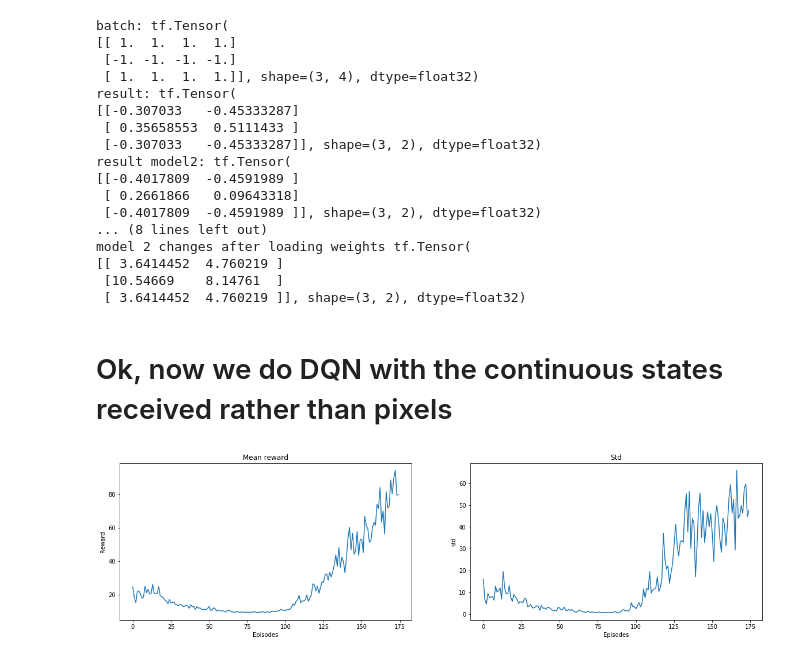
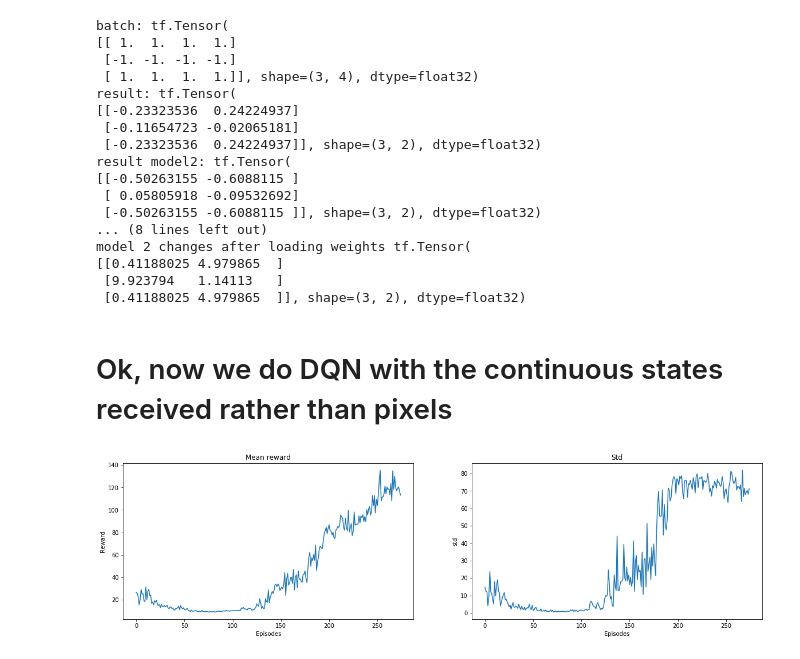
Before and after one commit to whathelll/Reinforcement-Learning, a Jupyter notebook: DQN/4-CartpoleDuelingDQN-TF-.ipynb, the cells around one changed output. Saved outputs shown, nothing was run; the diff lists cells and outputs as text; code cells hidden in the pictures.

```diff
--- a/DQN/4-CartpoleDuelingDQN-TF-.ipynb
+++ b/DQN/4-CartpoleDuelingDQN-TF-.ipynb
@@ -36,8 +36,7 @@ class LinearModel(tf.keras.Model):
         a = self.dense2(result)
         v = self.densev(result)
 
-        N = tf.constant(a.shape[1], dtype=tf.float32)
-        q = v + 1/N * a
+        q = v + (a - tf.reduce_mean(a, axis=1, keep_dims=True))
         return q
 
     def loss(self, inputs, actions, targets):
@@ -103,18 +102,18 @@ batch: tf.Tensor(
  [-1. -1. -1. -1.]
  [ 1.  1.  1.  1.]], shape=(3, 4), dtype=float32)
 result: tf.Tensor(
-[[-0.307033   -0.45333287]
- [ 0.35658553  0.5111433 ]
- [-0.307033   -0.45333287]], shape=(3, 2), dtype=float32)
+[[-0.23323536  0.24224937]
+ [-0.11654723 -0.02065181]
+ [-0.23323536  0.24224937]], shape=(3, 2), dtype=float32)
 result model2: tf.Tensor(
-[[-0.4017809  -0.4591989 ]
- [ 0.2661866   0.09643318]
- [-0.4017809  -0.4591989 ]], shape=(3, 2), dtype=float32)
+[[-0.50263155 -0.6088115 ]
+ [ 0.05805918 -0.09532692]
+ [-0.50263155 -0.6088115 ]], shape=(3, 2), dtype=float32)
 ... (8 lines left out)
 model 2 changes after loading weights tf.Tensor(
-[[ 3.6414452  4.760219 ]
- [10.54669    8.14761  ]
- [ 3.6414452  4.760219 ]], shape=(3, 2), dtype=float32)
+[[0.41188025 4.979865  ]
+ [9.923794   1.14113   ]
+ [0.41188025 4.979865  ]], shape=(3, 2), dtype=float32)
 # %% [markdown]
 # Ok, now we do DQN with the continuous states received rather than pixels
 # %%
@@ -221,36 +220,36 @@ class DQNLinearLearner(object):
         self.l_tq_squared_error.append(loss.numpy().mean())
 
     def update_target_q(self):
         self.Qt.set_weights(self.Q.get_weights())
 
     def run(self):
         self.env = gym.make("CartPole-v0")
         self.reset()
         self.epsilon.isTraining = False
         episode_reward = 0
         while True:
             self.env.render()
             action = self.get_action(self.s)
             s_1, r, done, _ = self.env.step(action)
             episode_reward += r
             self.s = s_1
 
             if done:
                 break;
 
         self.env.close()
         print("Total Reward: ", episode_reward)
 
 
 reward_history = RewardHistory()
-for i in range(20):
+for i in range(10):
     learner = DQNLinearLearner(double_Q=False)
-    learner.train(175)
+    learner.train(275)
     reward_history.append(learner.episode_rewards)
 
 reward_history.plot()
 # %% [output]
-[figure, old version]
+[figure, new version]
 # %%
 for i in range(3):
     learner.run()
```
